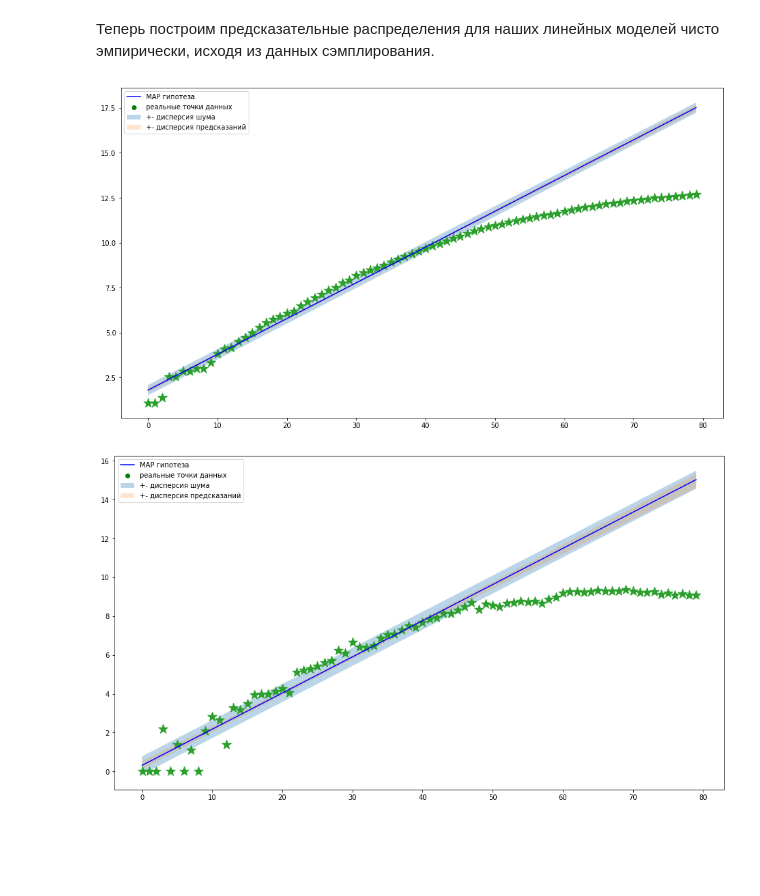
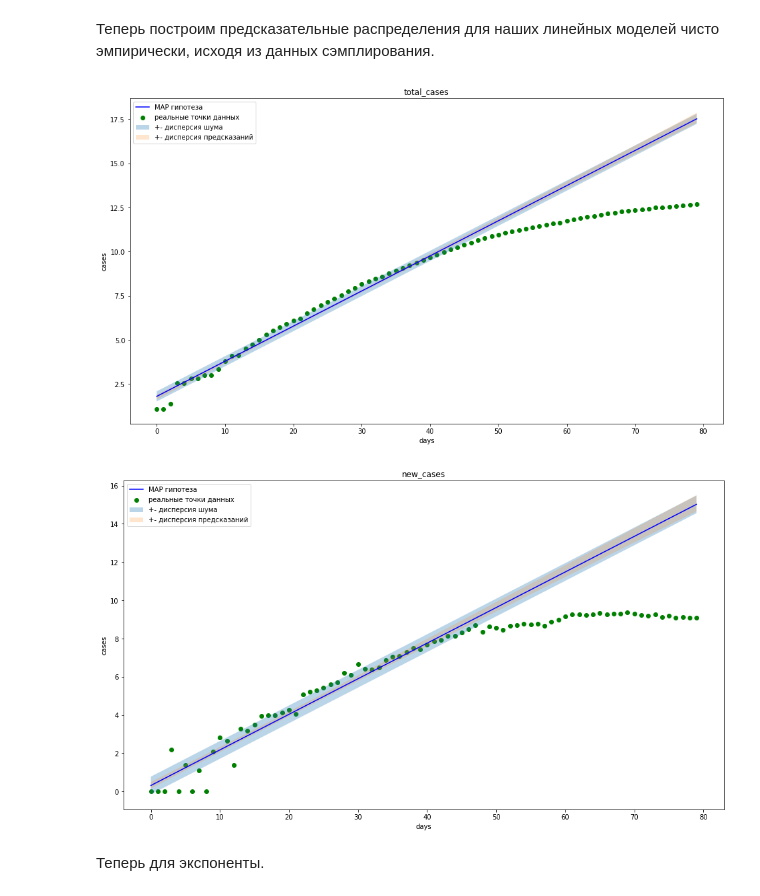
Before and after one commit to maxima1ist/made-advanced-ml-2022-hw, a Jupyter notebook: hw-1/linear_regression.ipynb, the cells around one changed output. Cells and saved outputs as stored; diff of their text form; code cells hidden in the pictures; blank space fills up the shorter version.

Commit message:
Added big bayesian update (not work) and started paragraph 3.

```diff
--- a/hw-1/linear_regression.ipynb
+++ b/hw-1/linear_regression.ipynb
@@ -216,0 +229,13 @@ $$
+# %%
+alpha = 2
+mu_sigma = {}
+
+for target in targets:
+    mu_sigma[target] = bayesian_update_quantity(
+        np.array([0, 0]), alpha * np.array([[1, 0], [0, 1]]),
+        days_train, train_target_log[target],
+        maes[target])
+# %%
+for target in targets:
+    print(target)
+    print(mu_sigma[target])
@@ -235,3 +267,7 @@ for target in targets:
                                     i, train_target_log[target].iloc[i],
                                     maes[target])
     mu_sigma[target] = (mu, sigma)
+# %%
+for target in targets:
+    print(target)
+    print(mu_sigma[target])
@@ -362,9 +405,11 @@ for target in targets:
 # %% [markdown]
 Теперь построим предсказательные распределения для наших линейных моделей чисто эмпирически, исходя из данных сэмплирования.
 # %%
-def plot_predictions_lines(xs, ys, mu, mae, samples):
+def plot_predictions_lines(xs, ys, mu, mae, samples,
+                           title=None, xlabel=None, ylabel=None):
     fig = plt.figure(figsize=(16, 9))
     ax = fig.add_subplot()
+
     ax.scatter(xs, ys, color="green", label="реальные точки данных")
     ax.plot(xs, mu[0] + mu[1] * np.array(xs),
             color="blue", label="MAP гипотеза")
@@ -376,16 +421,28 @@ def plot_predictions_lines(xs, ys, mu, mae, samples):
                     np.mean(samples, axis=0) - np.std(samples, axis=0),
                     np.mean(samples, axis=0) + np.std(samples, axis=0),
                     alpha=.2, label="+- дисперсия предсказаний")
-    ax.scatter(xs, ys, marker='*', s=200)
+
+    if title:
+        plt.title(title)
+    if xlabel:
+        plt.xlabel(xlabel)
+    if ylabel:
+        plt.ylabel(ylabel)
+
     ax.legend()
 # %%
 for target in targets:
     plot_predictions_lines(days,
                            train_target_log[target].append(test_target_log[target]),
                            mu_sigma[target][0],
                            maes[target],
-                           samples[target])
+                           samples[target],
+                           target,
+                           "days",
+                           "cases")
 # %% [output]
-[figure, old version]
+[figure, new version]
-[figure, old version]
+[figure, new version]
+# %% [markdown]
+Теперь для экспоненты.
 # %%
```
Also changed, not shown: parts of 19 cells of this notebook, 1 other file.
